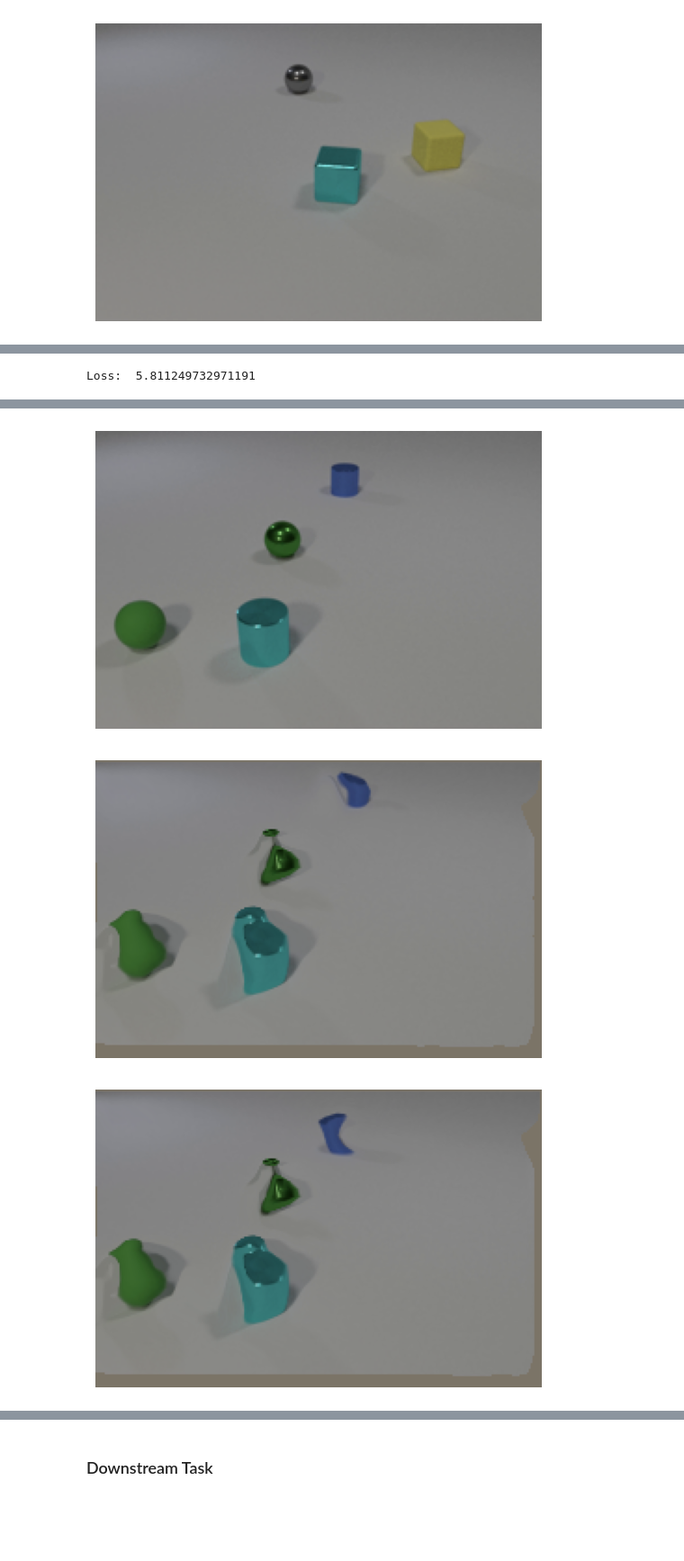
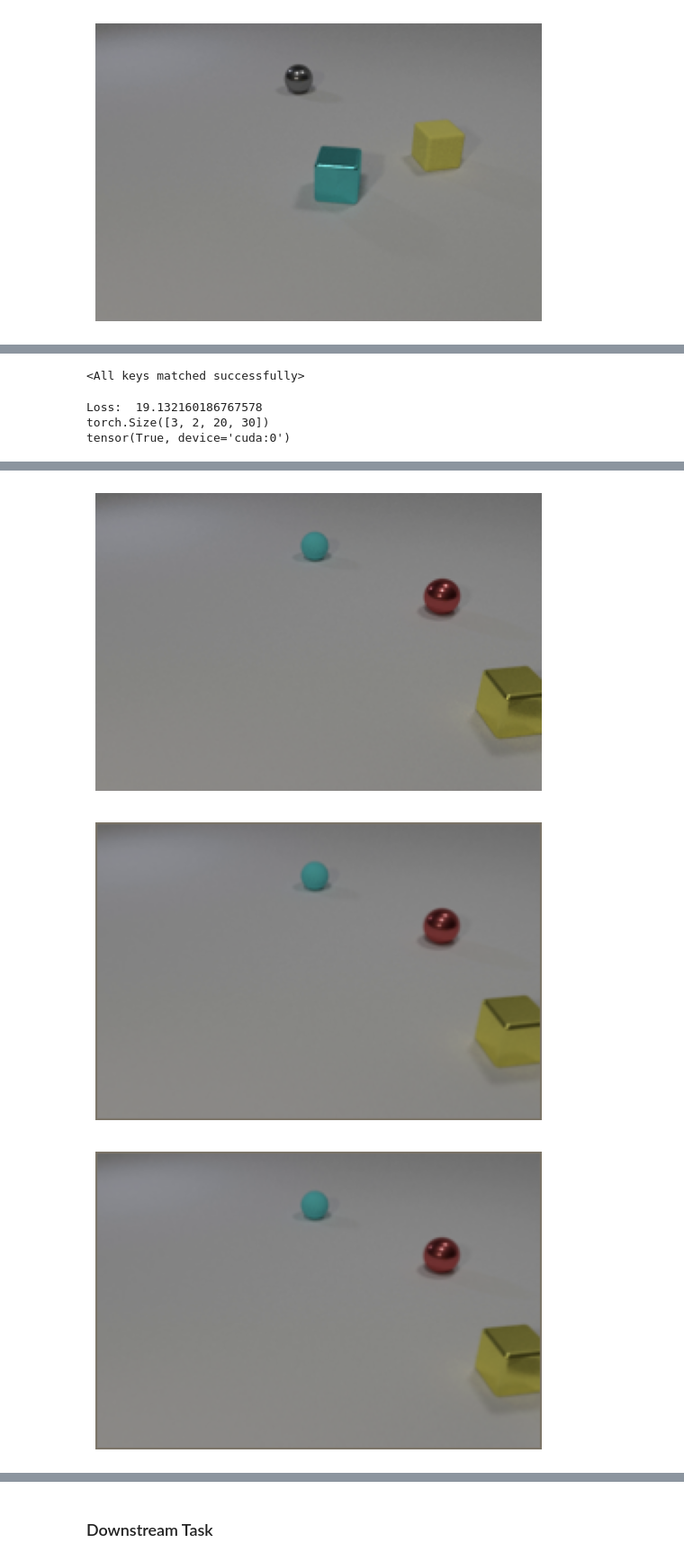
Before and after one commit to suryadheeshjith/SSL, a Jupyter notebook: MCJepa.ipynb, the cells around one changed output, grey strips where cells are left out. Shown at 90% size. Drawn from its saved outputs; the diff is of its cells as text; code cells hidden in the pictures; blank space fills up the shorter version.

```diff
--- a/MCJepa.ipynb
+++ b/MCJepa.ipynb
@@ -162,6 +162,11 @@ class FEA(nn.Module):
         self.relu = nn.ReLU()
         self.maxPool = nn.MaxPool2d(2)
 
+        self.cnn2 = nn.Conv2d(out_features, out_features, kernel_size=(3, 3), stride=(1, 1), padding=(1, 1))
+        self.bn2 = nn.BatchNorm2d(out_features)
+        self.relu2 = nn.ReLU()
+        self.maxPool2 = nn.MaxPool2d(2)
+
     def forward(self, X_tnext, X_hat_tnext, f_tprev_t):
         correlation = self.corr4D(X_tnext, X_hat_tnext)
         batch_size, out_channels, ht, wd = X_tnext.shape
@@ -170,6 +175,7 @@ class FEA(nn.Module):
         mat_mul = torch.matmul(correlation, X_tnext.view(batch_size, out_channels, ht*wd, 1))
         mat_mul = mat_mul.view(batch_size, out_channels, ht, wd)
         x = self.maxPool(self.relu(self.bn(self.cnn(mat_mul))))
+#         x = self.maxPool2(self.relu2(self.bn2(self.cnn2(x))))
         x = self.upsample(x)
         x += f_tprev_t
         x.requires_grad
@@ -203,8 +209,15 @@ class Encoder(nn.Module):
         self.cnn2 = nn.Conv2d(out_features, out_features, kernel_size=(3, 3), stride=(1, 1), padding=(1, 1))
         self.bn2 = nn.BatchNorm2d(out_features)
         self.maxPool2 = nn.MaxPool2d(2)
+        self.relu2 = nn.ReLU()
+
+        self.cnn3 = nn.Conv2d(out_features, out_features, kernel_size=(3, 3), stride=(1, 1), padding=(1, 1))
+        self.bn3 = nn.BatchNorm2d(out_features)
+        self.maxPool3 = nn.MaxPool2d(2)
+        self.relu3 = nn.ReLU()
 
     def forward(self, I):
         x = self.maxPool(self.relu(self.bn(self.cnn(I))))
-        x = self.maxPool2(self.relu(self.bn2(self.cnn2(x))))
+        x = self.maxPool2(self.relu2(self.bn2(self.cnn2(x))))
+        x = self.maxPool3(self.relu3(self.bn3(self.cnn3(x))))
         return x
@@ -527,16 +451,17 @@ def train_MCJepa(model, epochs, dataloader, criterion, optimizer):
                     pbar.set_postfix({'Per frame Loss': total_train_loss/(len(frame_list)-1), 'Saved model with loss': best_loss})
 
             if j%30 == 0 and j>0:
-                torch.save(model, "model.pth")
+                pbar.set_postfix({'Per frame Loss': total_train_loss/(len(frame_list)-1), 'Saved model at j': j})
+                torch.save(model.state_dict(), "model.pth")
 
 
 
         torch.save(best_model,"best_model_.pth")
 # %%
 # Constants to figure out later
-numLayers = 10
+numLayers = 5
 in_features = 3
-out_features = 8
+out_features = 4
 out_features_fea = 2
 lm, mu, nu, lambda_a, lambda_b = 0.02, 0.02, 0.01, 5, 5
 
@@ -551,9 +474,8 @@ KeyboardInterrupt:
 PATH = "best_model.pth"
 MCJepa_model = MCJepa(numLayers, in_features, out_features, out_features_fea).to(device)
 MCJepa_model.load_state_dict(torch.load(PATH))
-
-for param in MCJepa_model.parameters():
-    param.requires_grad = False
+# %% [output]
+<All keys matched successfully>
 # %%
 flow_1 = 0
 flow_2 = 0
@@ -563,7 +485,7 @@ for batch in train_dataloader:
     MCJepa_model.reset_flows()
     frame_list, frame_list_aug, label = batch[0], batch[1], batch[2]
     img1 = frame_list[0].to(device)
-    img2 = frame_list[2].to(device)
+    img2 = frame_list[1].to(device)
     img3 = frame_list_aug[0].to(device)
     X_t, X_tnext, X_hat_t, X_hat_tnext, f_t_tnext,\
                 f_tnext_t, I_hat_t, I_hat_tnext, Y1, Y2, X_tcrop,\
@@ -575,7 +497,8 @@ for batch in train_dataloader:
     print("Loss: ", loss.item())
 #     flow_1 = f_t_tnext
     flow_2 = f_t_tnext
-#     print(f_t_tnext)
+    print(f_t_tnext[0].shape)
+    print((f_t_tnext[0] == 0).all())
 
 
     show_normalized_image(img1[0])
@@ -586,14 +509,16 @@ for batch in train_dataloader:
     plt.show()
     show_normalized_image(I_hat_t[0])
     plt.show()
-#     print(Y1.shape)
-#     show_normalized_image(Y1[0][0:3])
-#     plt.show()
-#     show_normalized_image(Y1[0][1:4])
-#     plt.show()
-#     show_normalized_image(Y1[0][4:7])
-#     plt.show()
+#     print(Y1)
+    show_normalized_image(X_tcrop[1][0:3])
+    plt.show()
+    show_normalized_image(X_tcrop[0][1:4])
+    plt.show()
+    show_normalized_image(X_tcrop[0][4:7])
+    plt.show()
 
     break
 # %% [output]
-Loss:  5.811249732971191
+Loss:  19.132160186767578
+torch.Size([3, 2, 20, 30])
+tensor(True, device='cuda:0')
@@ -601,3 +526,3 @@ Loss:  5.811249732971191
-[figure, old version]
+[figure, new version]
-[figure, old version]
+[figure, new version]
-[figure, old version]
+[figure, new version]
```
Also changed, not shown: parts of 19 cells of this notebook.
